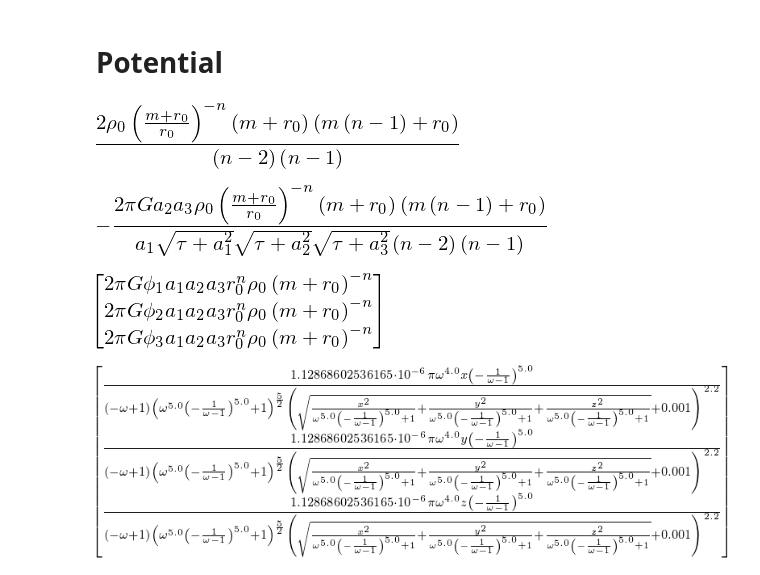
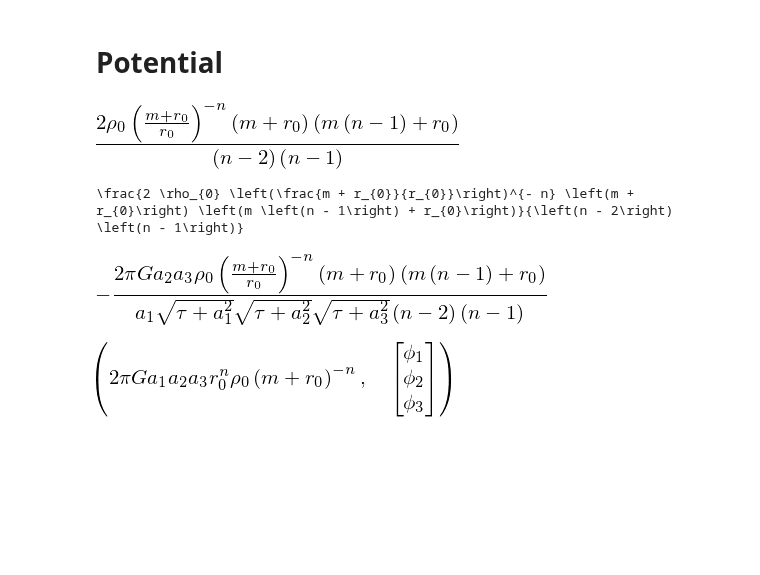
Before and after one commit to jsbarbosa/TesisFisica, a Jupyter notebook: Files/Week 8/newLaw.ipynb, the cells around one changed output. Cells and saved outputs as stored; diff of their text form; code cells hidden in the pictures; blank space fills up the shorter version.

```diff
--- a/Files/Week 8/newLaw.ipynb
+++ b/Files/Week 8/newLaw.ipynb
@@ -116,9 +110,11 @@ plt.grid()
 # Potential
 # %%
 psi = (2 * rho_0 * (r_0 + m) * ((r_0 + m) / r_0) ** -n * (r_0 + (n - 1) * m)) / ((n - 2) * (n - 1))
-psi
+display(psi)
+print(spy.latex(psi))
 # %% [output]
 [figure]
+\frac{2 \rho_{0} \left(\frac{m + r_{0}}{r_{0}}\right)^{- n} \left(m + r_{0}\right) \left(m \left(n - 1\right) + r_{0}\right)}{\left(n - 2\right) \left(n - 1\right)}
 # %%
 phi = - spy.pi * G * (a_2 * a_3 / a_1) * psi / spy.sqrt((tau + a_1 ** 2) * (tau + a_2 ** 2) * (tau + a_3 ** 2))
 phi
@@ -126,6 +122,6 @@ phi
 [figure]
 # %%
 factor, vector = gradient(phi)
-factor * vector
+factor, vector
 # %% [output]
-[figure, old version]
+[figure, new version]
@@ -149,8 +127,0 @@ diff = s0.diff(omega).simplify()
-# %%
-expression = (factor * vector * diff).subs(subs + [(phi_1, phi_x), (phi_2, phi_y), (phi_3, phi_z),
-                               (G, smbh.G), (m, m_int), (a_1, 1), (a_2, 1), (a_3, 1), (n, 2.2), (tau, s0), (gamma, 0.2)])
-
-display(expression)
-newForce = spy.lambdify([x, y, z, omega], expression)
-# %% [output]
-[figure, removed]
```
Also changed, not shown: parts of 9 cells of this notebook, 27 other files.
